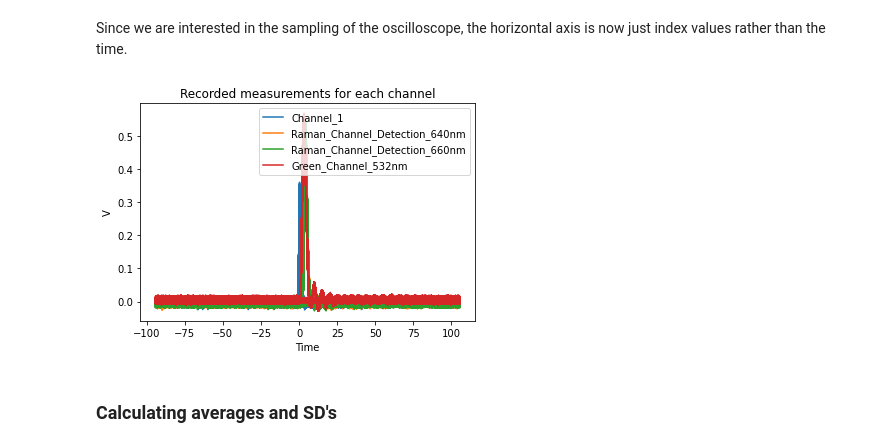
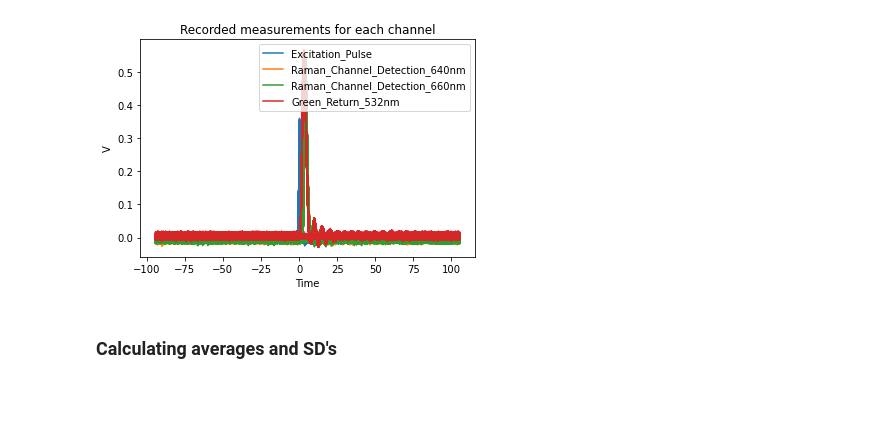
Before and after one commit to Herman1429/Water-Project, a Jupyter notebook: Required Report Codes.ipynb, the cells around one changed output. Cells and saved outputs as stored; diff of their text form; code cells hidden in the pictures; blank space fills up the shorter version.

```diff
--- a/Required Report Codes.ipynb
+++ b/Required Report Codes.ipynb
@@ -20,7 +20,7 @@ var = [pd.read_csv(filename,index_col=None,header=0,skiprows=17) for filename in
 dataframe = pd.concat(var,axis=0,ignore_index=True)
 # %%
 #renaming the headers (they came as Channel 1,2,3,4 - need to know what they represent)
-rename = ['Time','Channel_1','Raman_Channel_Detection_640nm','Raman_Channel_Detection_660nm','Green_Channel_532nm']
+rename = ['Time','Excitation_Pulse','Raman_Channel_Detection_640nm','Raman_Channel_Detection_660nm','Green_Return_532nm']
 dataframe.columns = rename
 # %%
 dataframe.head()
@@ -64,5 +37,3 @@ plt.show()
-# %% [markdown]
-Since we are interested in the sampling of the oscilloscope, the horizontal axis is now just index values rather than the time.
 # %%
 uniform_dataframe=Clean_dataframe.assign(Time = Clean_dataframe['Time']*1e9)
 # %%
@@ -70,15 +41,15 @@ uniform_dataframe=Clean_dataframe.assign(Time = Clean_dataframe['Time']*1e9)
 uniform_dataframe.set_index("Time",drop=True,inplace=True)
 # %%
 #Plot all columns against Time
-plot_columns = ['Channel_1','Raman_Channel_Detection_640nm','Raman_Channel_Detection_660nm','Green_Channel_532nm']
+plot_columns = ['Excitation_Pulse','Raman_Channel_Detection_640nm','Raman_Channel_Detection_660nm','Green_Return_532nm']
 uniform_dataframe[plot_columns].plot()
 
 plt.xlabel('Time')
 plt.ylabel('V')
 plt.title('Recorded measurements for each channel')
 plt.show()
 # %% [output]
-[figure, old version]
+[figure, new version]
 # %% [markdown]
 ### Calculating averages and SD's
 # %%
```
Also changed, not shown: parts of 25 cells of this notebook.
